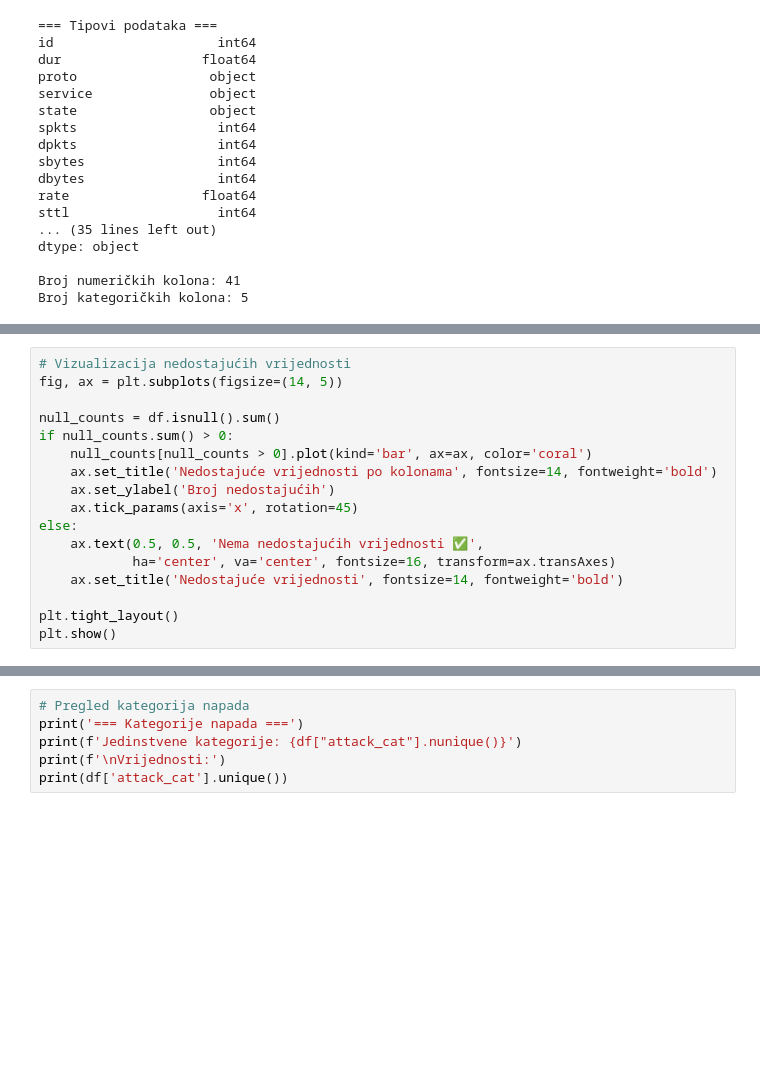
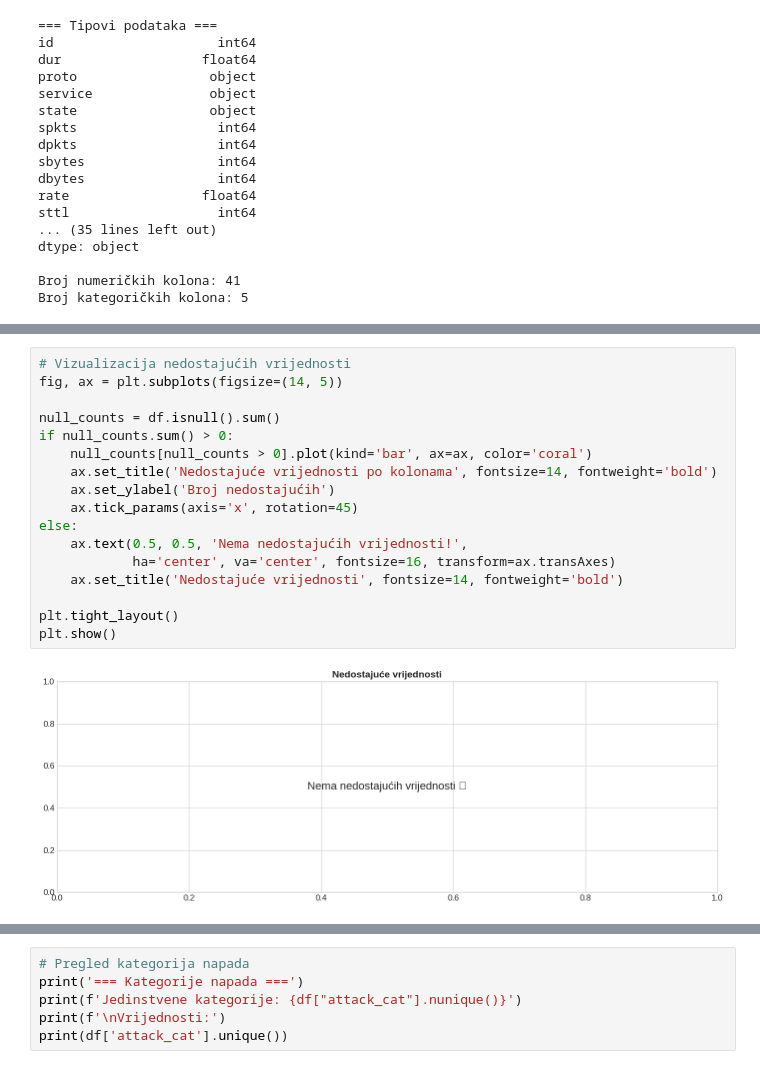
Before and after one commit to fadzankerim/Network-Intrusion-Detection-System, a Jupyter notebook: EDA.ipynb, the cells around one changed output, grey strips where cells are left out. Cells and saved outputs as stored; diff of their text form; blank space fills up the shorter version.

```diff
--- a/EDA.ipynb
+++ b/EDA.ipynb
@@ -304,17 +392,19 @@ for col in df.select_dtypes(include='object').columns:
 # %%
 # Vizualizacija nedostajućih vrijednosti
 fig, ax = plt.subplots(figsize=(14, 5))
 
 null_counts = df.isnull().sum()
 if null_counts.sum() > 0:
     null_counts[null_counts > 0].plot(kind='bar', ax=ax, color='coral')
     ax.set_title('Nedostajuće vrijednosti po kolonama', fontsize=14, fontweight='bold')
     ax.set_ylabel('Broj nedostajućih')
     ax.tick_params(axis='x', rotation=45)
 else:
-    ax.text(0.5, 0.5, 'Nema nedostajućih vrijednosti ✅',
+    ax.text(0.5, 0.5, 'Nema nedostajućih vrijednosti!',
             ha='center', va='center', fontsize=16, transform=ax.transAxes)
     ax.set_title('Nedostajuće vrijednosti', fontsize=14, fontweight='bold')
 
 plt.tight_layout()
 plt.show()
+# %% [output]
+[figure, added]
```
Also changed, not shown: parts of 26 cells of this notebook.
